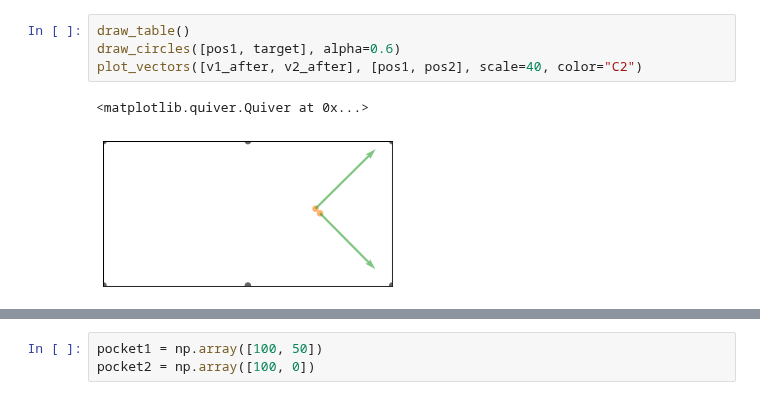
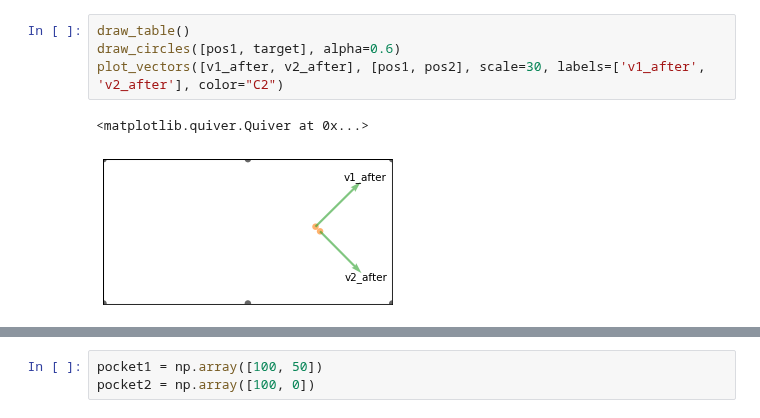
Before and after one commit to AllenDowney/ThinkLinearAlgebra, a Jupyter notebook: soln/dot.ipynb, the cells around one changed output, grey strips where cells are left out. Drawn from its saved outputs; the diff is of its cells as text.

```diff
--- a/soln/dot.ipynb
+++ b/soln/dot.ipynb
@@ -277,10 +279,10 @@ v2_after = v2_tangent + v1_normal
 # %%
 draw_table()
 draw_circles([pos1, target], alpha=0.6)
-plot_vectors([v1_after, v2_after], [pos1, pos2], scale=40, color="C2")
+plot_vectors([v1_after, v2_after], [pos1, pos2], scale=30, labels=['v1_after', 'v2_after'], color="C2")
 # %% [output]
 <matplotlib.quiver.Quiver at 0x...>
-[figure, old version]
+[figure, new version]
 [interactive output not drawn]
 # %%
 pocket1 = np.array([100, 50])
```
Also changed, not shown: parts of 6 cells of this notebook, 1 other file.
